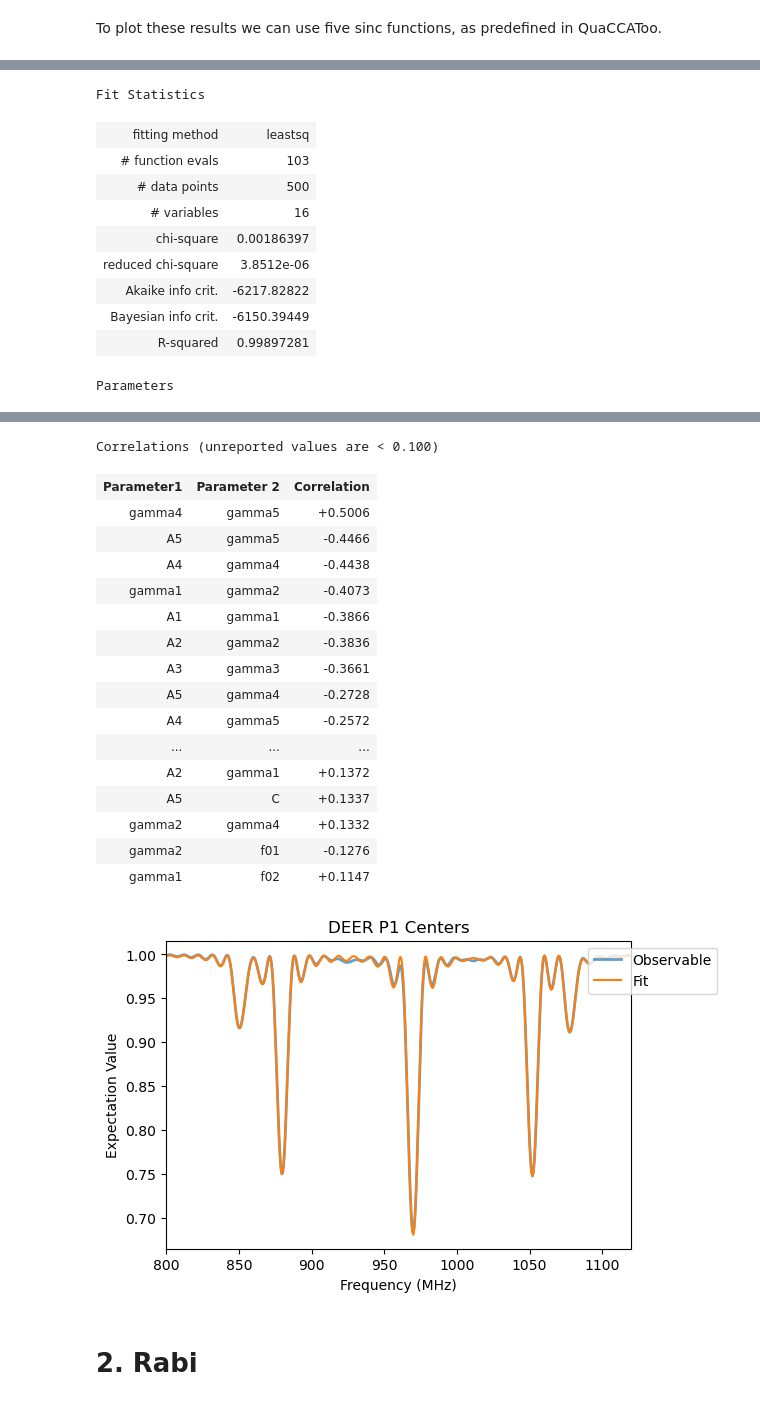
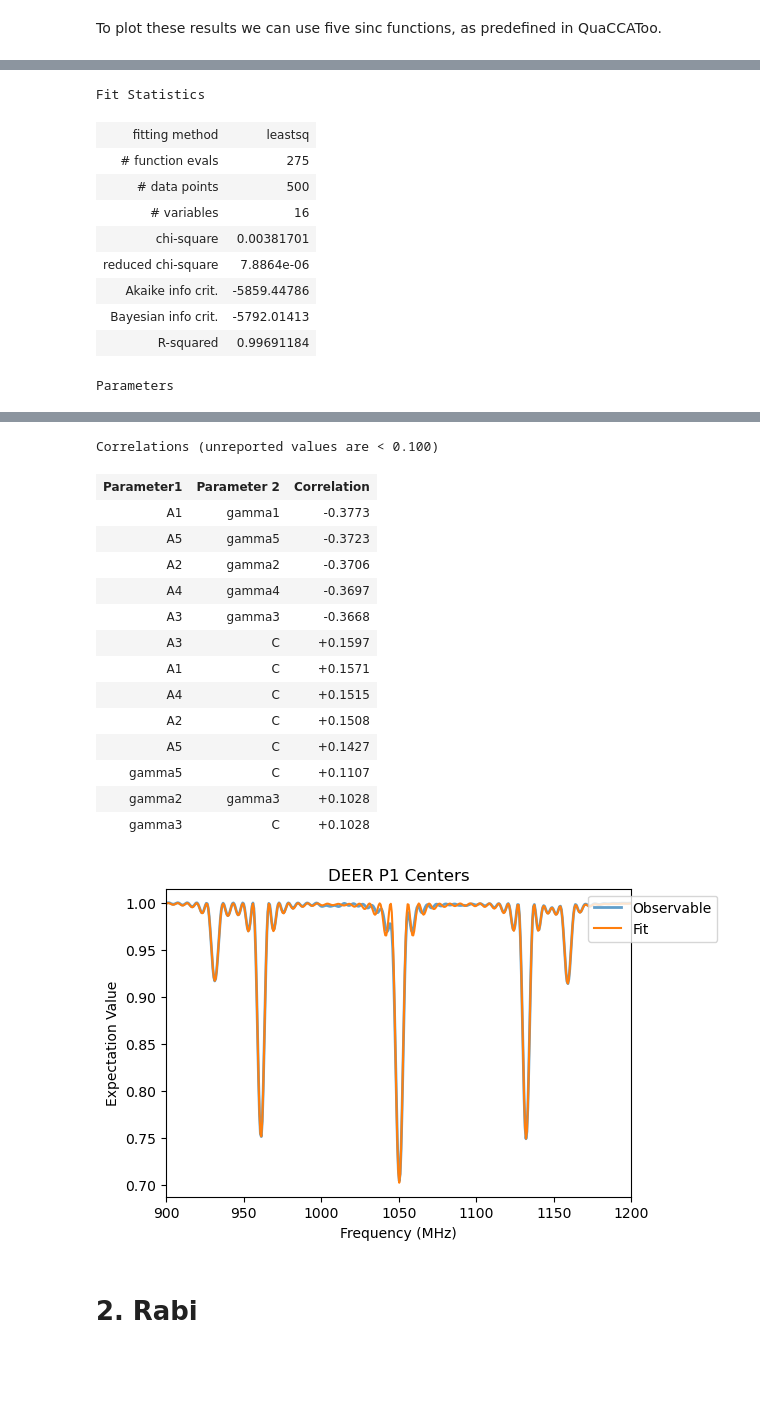
Before and after one commit to QISS-HZB/QuaCCAToo, a Jupyter notebook: docs/tutorials/07_P1_DEER.ipynb, the cells around one changed output, grey strips where cells are left out. Drawn from its saved outputs; the diff is of its cells as text; code cells hidden in the pictures; blank space fills up the shorter version.

```diff
--- a/docs/tutorials/07_P1_DEER.ipynb
+++ b/docs/tutorials/07_P1_DEER.ipynb
@@ -11,18 +11,24 @@ from quaccatoo import P1, PMR, Analysis, fit_five_sinc2, Rabi, RabiModel
 # %% [markdown]
 Since the P1 centers have 4 orientations and 6 observables for the 14N isotope, we need to define a QSys and PulsedSim objects for each.
 # %%
-B0 = (3829.6 - 1908.0)/28.025/2
-w2 = 4.85 # RF Rabi frequency in MHz
-freqs = np.linspace(800, 1120, 500)
+B0 = (3911 - 1827)/2/28.025
+w2 = 3 # RF Rabi frequency in MHz
+freqs = np.linspace(900, 1200, 500)
 sim_1 = np.empty((6,4), dtype=object)
-s
+theta = 0
+phi = 0
+
 for obs_idx in range(6):
     for rot_idx in range(4):
         qsys = P1(
             B0 = B0,
             rot_index = rot_idx,
             observable = obs_idx,
-            N = 14
+            N = 14,
+            theta = theta,
+            phi_r = phi,
+            theta_1 = 90 + theta,
+            phi_r_1 = phi
         )
 
         sim_1[obs_idx][rot_idx] = PMR(
@@ -68,11 +74,11 @@ fit_guess = {
     'gamma3': 5,
     'gamma4': 5,
     'gamma5': 5,
-    'f01': 850,
-    'f02': 880,
-    'f03': 970,
-    'f04': 1052,
-    'f05': 1078,
+    'f01': 930,
+    'f02': 960,
+    'f03': 1050,
+    'f04': 1130,
+    'f05': 1160,
     'C': 1,
 }
 
@@ -88,13 +94,13 @@ Fit Result
 Model: Model(fit_five_sinc2)
 Fit Statistics
 | fitting method | leastsq |
-| # function evals | 103 |
+| # function evals | 275 |
 | # data points | 500 |
 | # variables | 16 |
-| chi-square | 0.00186397 |
-| reduced chi-square | 3.8512e-06 |
-| Akaike info crit. | -6217.82822 |
-| Bayesian info crit. | -6150.39449 |
-| R-squared | 0.99897281 |
+| chi-square | 0.00381701 |
+| reduced chi-square | 7.8864e-06 |
+| Akaike info crit. | -5859.44786 |
+| Bayesian info crit. | -5792.01413 |
+| R-squared | 0.99691184 |
 Parameters
 | name | value | standard error | relative error | initial value | min | max | vary |
@@ -117,21 +123,19 @@ Parameters
 Correlations (unreported values are < 0.100)
 | Parameter1 | Parameter 2 | Correlation |
-| gamma4 | gamma5 | +0.5006 |
-| A5 | gamma5 | -0.4466 |
-| A4 | gamma4 | -0.4438 |
-| gamma1 | gamma2 | -0.4073 |
-| A1 | gamma1 | -0.3866 |
-| A2 | gamma2 | -0.3836 |
-| A3 | gamma3 | -0.3661 |
-| A5 | gamma4 | -0.2728 |
-| A4 | gamma5 | -0.2572 |
-| ... | ... | ... |
-| A2 | gamma1 | +0.1372 |
-| A5 | C | +0.1337 |
-| gamma2 | gamma4 | +0.1332 |
-| gamma2 | f01 | -0.1276 |
-| gamma1 | f02 | +0.1147 |
+| A1 | gamma1 | -0.3773 |
+| A5 | gamma5 | -0.3723 |
+| A2 | gamma2 | -0.3706 |
+| A4 | gamma4 | -0.3697 |
+| A3 | gamma3 | -0.3668 |
+| A3 | C | +0.1597 |
+| A1 | C | +0.1571 |
+| A4 | C | +0.1515 |
+| A2 | C | +0.1508 |
+| A5 | C | +0.1427 |
+| gamma5 | C | +0.1107 |
+| gamma2 | gamma3 | +0.1028 |
+| gamma3 | C | +0.1028 |
-[figure, old version]
+[figure, new version]
 # %% [markdown]
 # 2. Rabi
 # %% [markdown]
```
Also changed, not shown: parts of 5 cells of this notebook.
